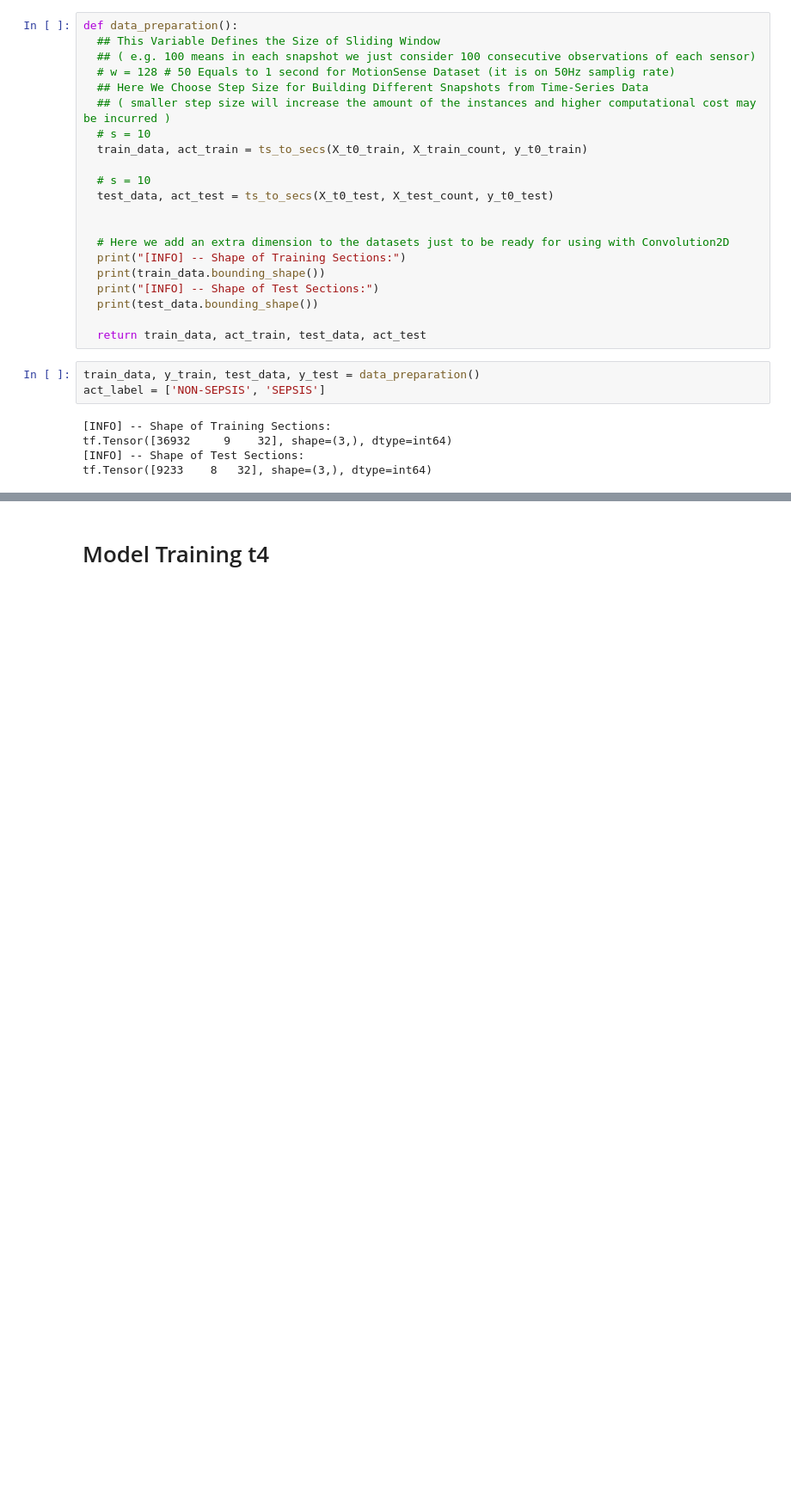
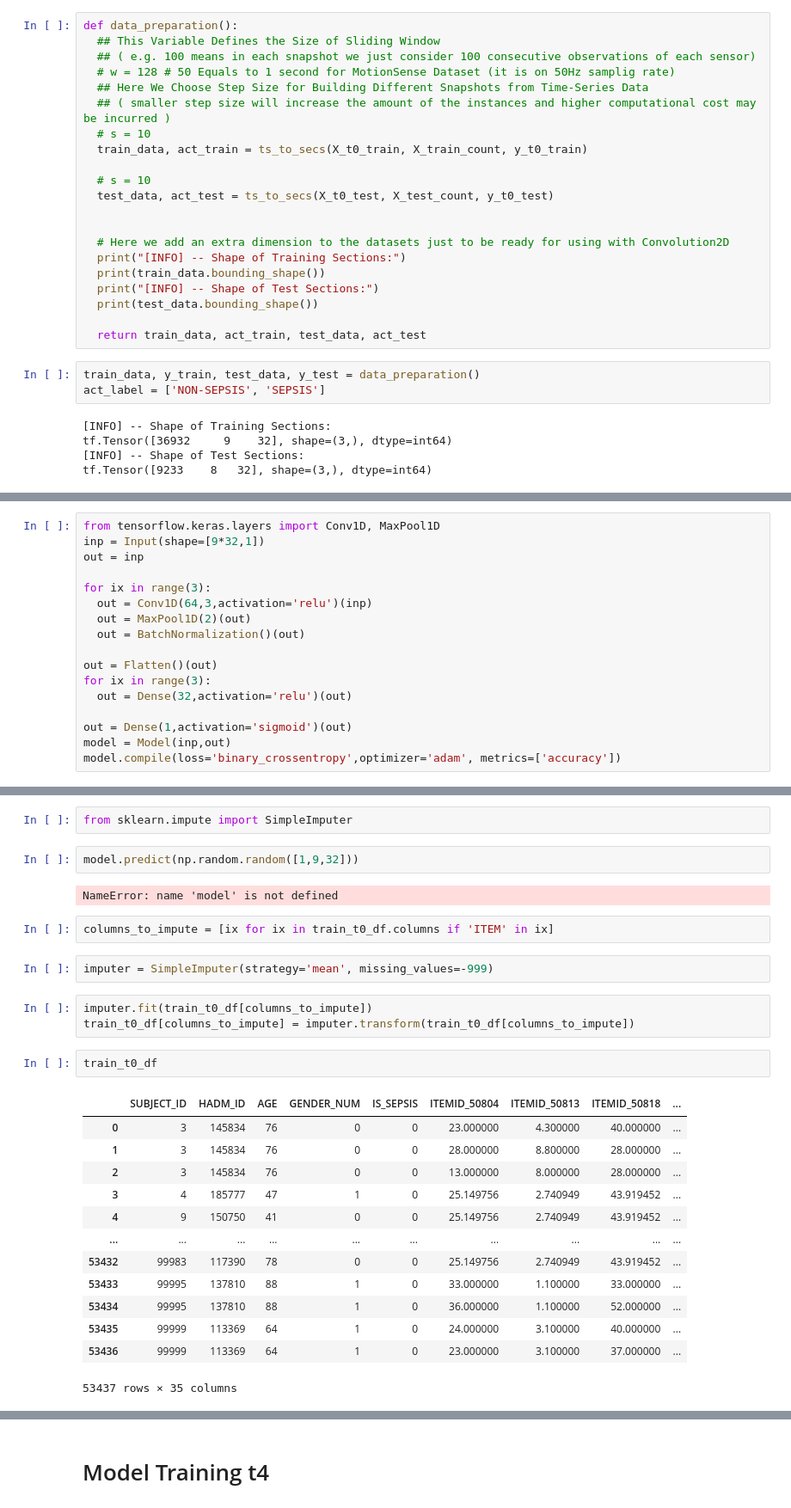
Before and after one commit to 23233408/CAPSTONE, a Jupyter notebook: Kha Huynh/ModelTraining_LSTM_T.ipynb, the cells around one changed output, grey strips where cells are left out. Shown at 86% size. Drawn from its saved outputs; the diff is of its cells as text; blank space fills up the shorter version.

```diff
--- a/Kha Huynh/ModelTraining_LSTM_T.ipynb
+++ b/Kha Huynh/ModelTraining_LSTM_T.ipynb
@@ -140,0 +226,17 @@ tf.Tensor([9233    8   32], shape=(3,), dtype=int64)
+# %%
+from tensorflow.keras.layers import Conv1D, MaxPool1D
+inp = Input(shape=[9*32,1])
+out = inp
+
+for ix in range(3):
+  out = Conv1D(64,3,activation='relu')(inp)
+  out = MaxPool1D(2)(out)
+  out = BatchNormalization()(out)
+
+out = Flatten()(out)
+for ix in range(3):
+  out = Dense(32,activation='relu')(out)
+
+out = Dense(1,activation='sigmoid')(out)
+model = Model(inp,out)
+model.compile(loss='binary_crossentropy',optimizer='adam', metrics=['accuracy'])
@@ -140,0 +346,29 @@ tf.Tensor([9233    8   32], shape=(3,), dtype=int64)
+# %%
+from sklearn.impute import SimpleImputer
+# %%
+model.predict(np.random.random([1,9,32]))
+# %% [output]
+NameError: name 'model' is not defined
+# %%
+columns_to_impute = [ix for ix in train_t0_df.columns if 'ITEM' in ix]
+# %%
+imputer = SimpleImputer(strategy='mean', missing_values=-999)
+# %%
+imputer.fit(train_t0_df[columns_to_impute])
+train_t0_df[columns_to_impute] = imputer.transform(train_t0_df[columns_to_impute])
+# %%
+train_t0_df
+# %% [output]
+|  | SUBJECT_ID | HADM_ID | AGE | GENDER_NUM | IS_SEPSIS | ITEMID_50804 | ITEMID_50813 | ITEMID_50818 | ... |
+| 0 | 3 | 145834 | 76 | 0 | 0 | 23.000000 | 4.300000 | 40.000000 | ... |
+| 1 | 3 | 145834 | 76 | 0 | 0 | 28.000000 | 8.800000 | 28.000000 | ... |
+| 2 | 3 | 145834 | 76 | 0 | 0 | 13.000000 | 8.000000 | 28.000000 | ... |
+| 3 | 4 | 185777 | 47 | 1 | 0 | 25.149756 | 2.740949 | 43.919452 | ... |
+| 4 | 9 | 150750 | 41 | 0 | 0 | 25.149756 | 2.740949 | 43.919452 | ... |
+| ... | ... | ... | ... | ... | ... | ... | ... | ... | ... |
+| 53432 | 99983 | 117390 | 78 | 0 | 0 | 25.149756 | 2.740949 | 43.919452 | ... |
+| 53433 | 99995 | 137810 | 88 | 1 | 0 | 33.000000 | 1.100000 | 33.000000 | ... |
+| 53434 | 99995 | 137810 | 88 | 1 | 0 | 36.000000 | 1.100000 | 52.000000 | ... |
+| 53435 | 99999 | 113369 | 64 | 1 | 0 | 24.000000 | 3.100000 | 40.000000 | ... |
+| 53436 | 99999 | 113369 | 64 | 1 | 0 | 23.000000 | 3.100000 | 37.000000 | ... |
+53437 rows × 35 columns
```
Also changed, not shown: parts of 50 cells of this notebook, 5 other files.
